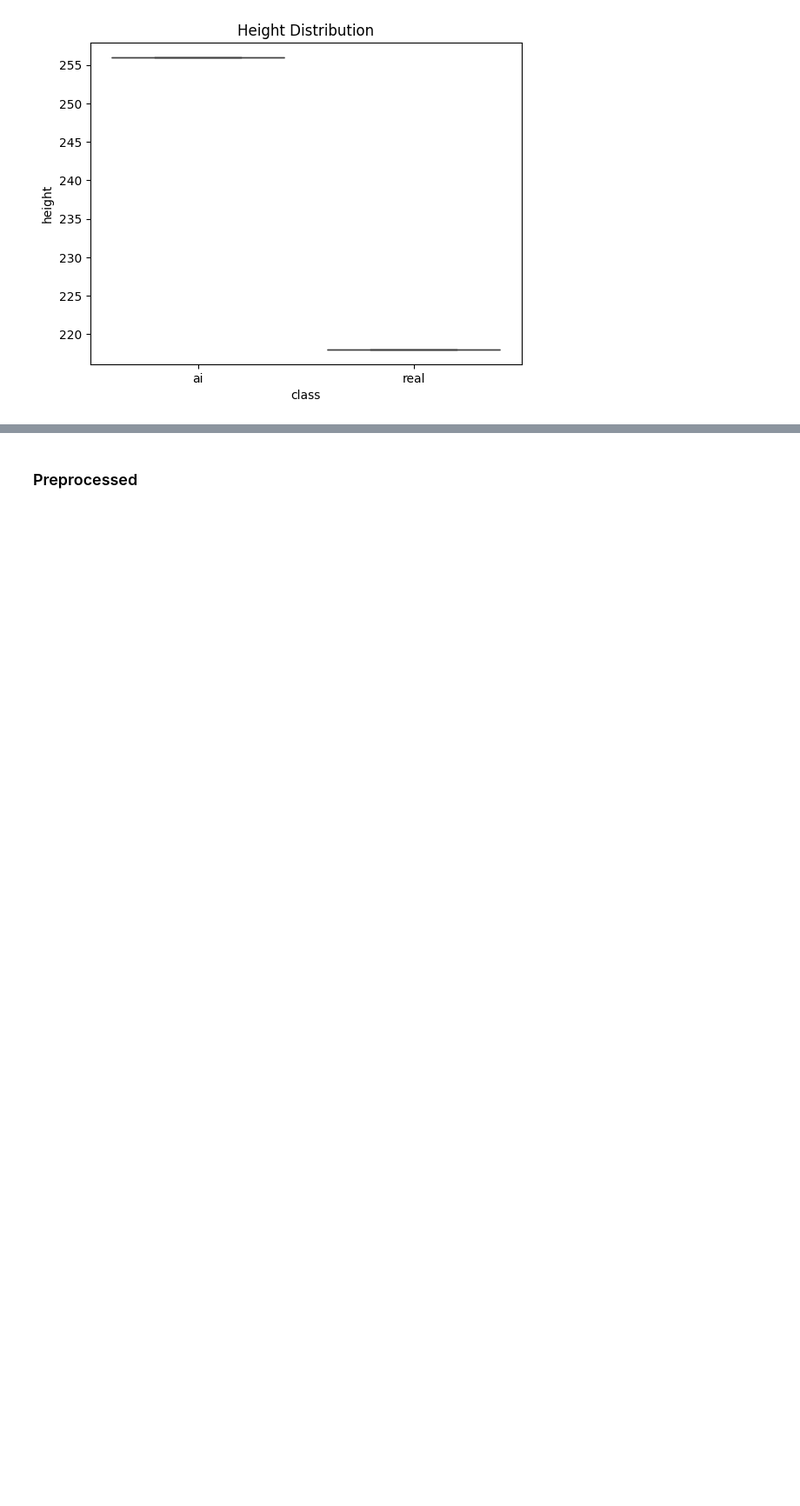
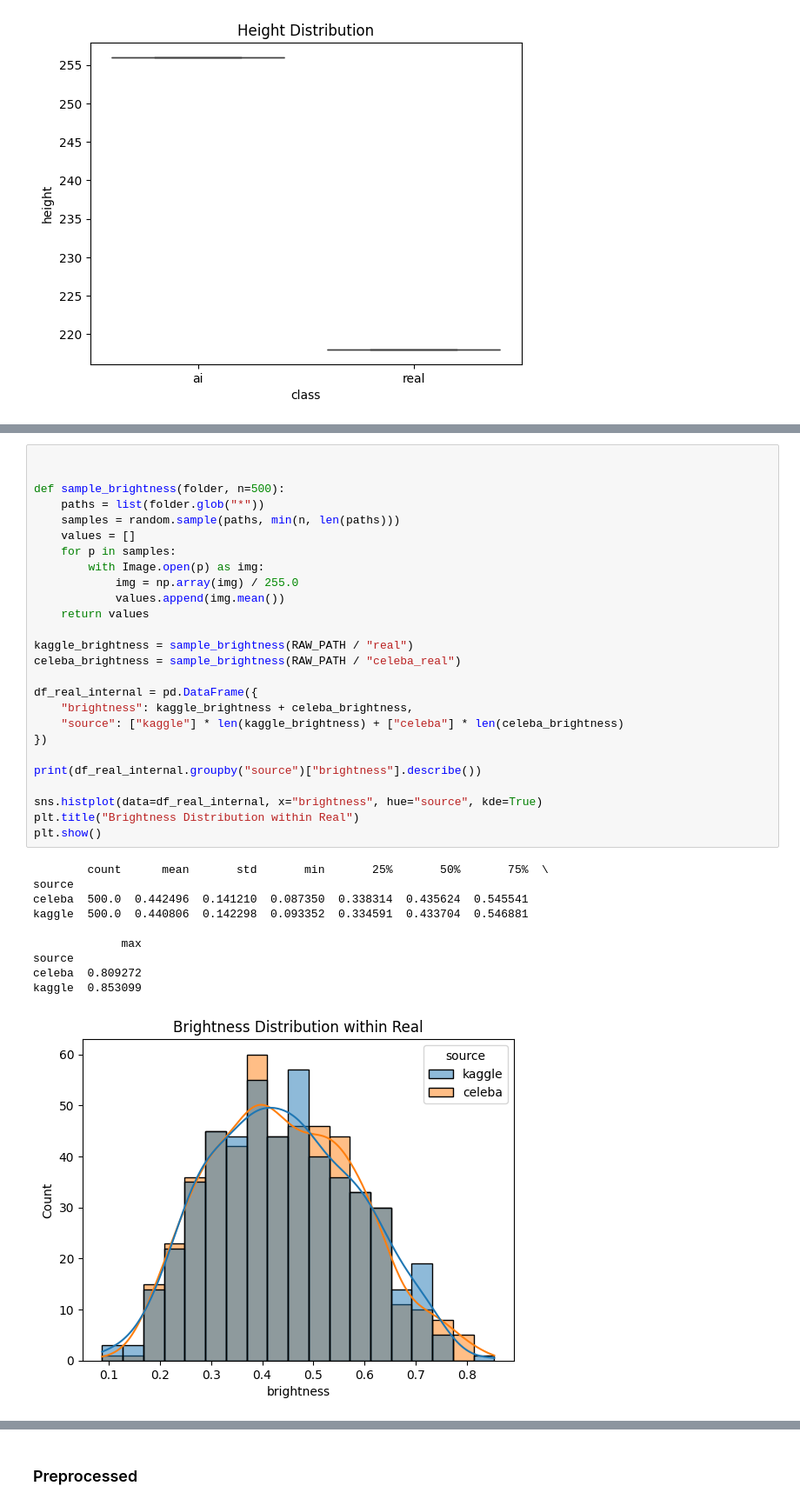
Before and after one commit to isavalladolidd/autoencoder-project, a Jupyter notebook: notebooks/01_msgg_processed,EDA_and_processed.ipynb, the cells around one changed output, grey strips where cells are left out. Shown at 87% size. Saved outputs shown, nothing was run; the diff lists cells and outputs as text; blank space fills up the shorter version.

```diff
--- a/notebooks/01_msgg_processed,EDA_and_processed.ipynb
+++ b/notebooks/01_msgg_processed,EDA_and_processed.ipynb
@@ -215,0 +302,37 @@ show_samples("real")
+# %%
+
+
+def sample_brightness(folder, n=500):
+    paths = list(folder.glob("*"))
+    samples = random.sample(paths, min(n, len(paths)))
+    values = []
+    for p in samples:
+        with Image.open(p) as img:
+            img = np.array(img) / 255.0
+            values.append(img.mean())
+    return values
+
+kaggle_brightness = sample_brightness(RAW_PATH / "real")
+celeba_brightness = sample_brightness(RAW_PATH / "celeba_real")
+
+df_real_internal = pd.DataFrame({
+    "brightness": kaggle_brightness + celeba_brightness,
+    "source": ["kaggle"] * len(kaggle_brightness) + ["celeba"] * len(celeba_brightness)
+})
+
+print(df_real_internal.groupby("source")["brightness"].describe())
+
+sns.histplot(data=df_real_internal, x="brightness", hue="source", kde=True)
+plt.title("Brightness Distribution within Real")
+plt.show()
+# %% [output]
+        count      mean       std       min       25%       50%       75%  \
+source
+celeba  500.0  0.442496  0.141210  0.087350  0.338314  0.435624  0.545541
+kaggle  500.0  0.440806  0.142298  0.093352  0.334591  0.433704  0.546881
+
+             max
+source
+celeba  0.809272
+kaggle  0.853099
+[figure, added]
```
Also changed, not shown: parts of 39 cells of this notebook.
